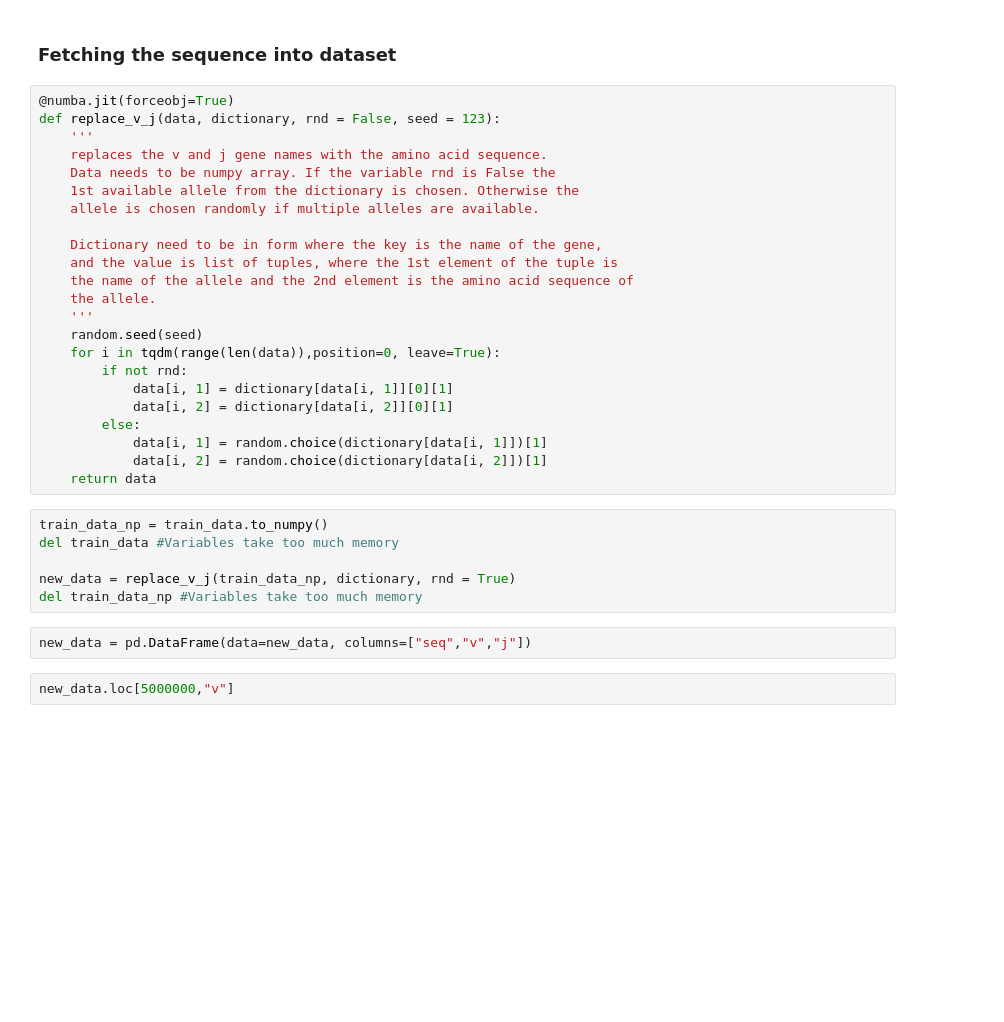
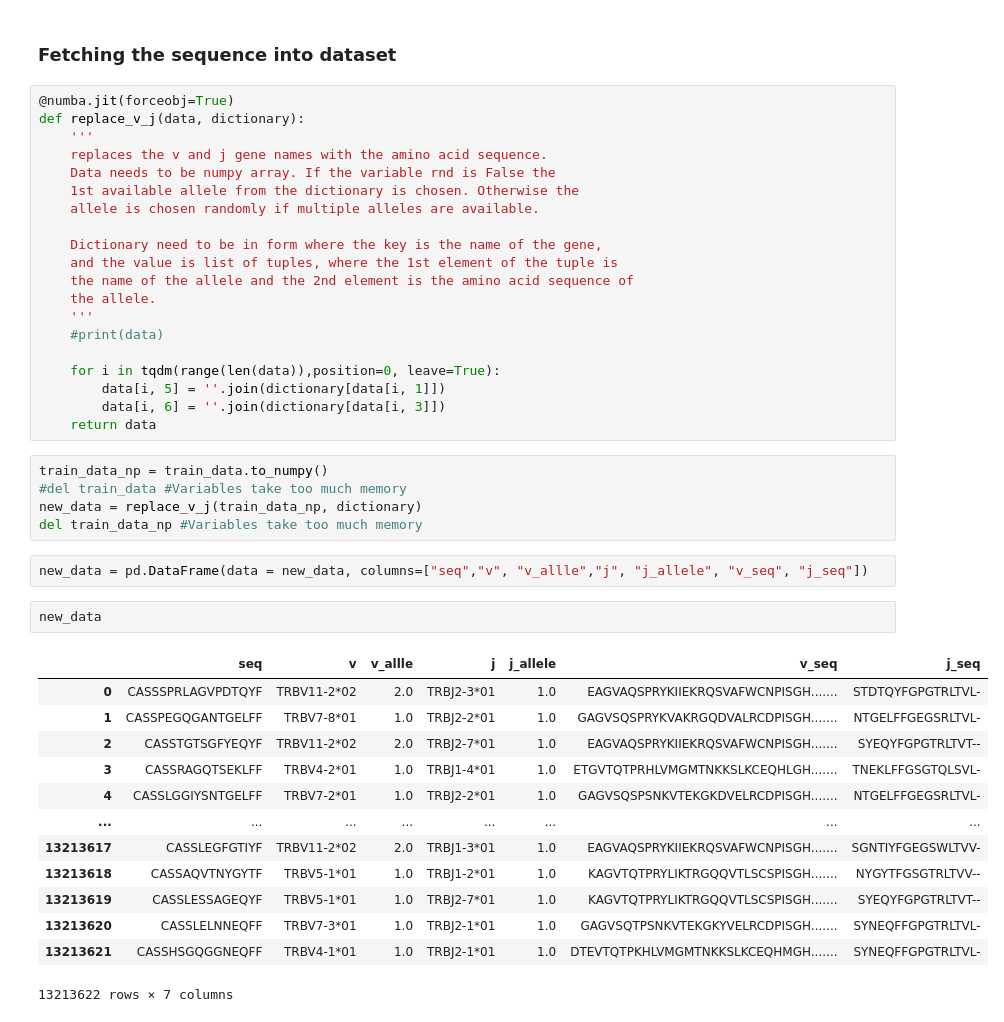
Before and after one commit to anttitapsa/TCR_transformer, a Jupyter notebook: scripts/data_preprocessing.ipynb, the cells around one changed output. Drawn from its saved outputs; the diff is of its cells as text; blank space fills up the shorter version.

```diff
--- a/scripts/data_preprocessing.ipynb
+++ b/scripts/data_preprocessing.ipynb
@@ -156,35 +148,45 @@ for indx, row in trbvs_df.iterrows():
 # %% [markdown]
 ### Fetching the sequence into dataset
-# %%
-@numba.jit(forceobj=True)
-def replace_v_j(data, dictionary, rnd = False, seed = 123):
-    '''
-    replaces the v and j gene names with the amino acid sequence.
-    Data needs to be numpy array. If the variable rnd is False the
-    1st available allele from the dictionary is chosen. Otherwise the
-    allele is chosen randomly if multiple alleles are available.
-
-    Dictionary need to be in form where the key is the name of the gene,
-    and the value is list of tuples, where the 1st element of the tuple is
-    the name of the allele and the 2nd element is the amino acid sequence of
-    the allele.
-    '''
-    random.seed(seed)
-    for i in tqdm(range(len(data)),position=0, leave=True):
-        if not rnd:
-            data[i, 1] = dictionary[data[i, 1]][0][1]
-            data[i, 2] = dictionary[data[i, 2]][0][1]
-        else:
-            data[i, 1] = random.choice(dictionary[data[i, 1]])[1]
-            data[i, 2] = random.choice(dictionary[data[i, 2]])[1]
-    return data
+# %%
+@numba.jit(forceobj=True)
+def replace_v_j(data, dictionary):
+    '''
+    replaces the v and j gene names with the amino acid sequence.
+    Data needs to be numpy array. If the variable rnd is False the
+    1st available allele from the dictionary is chosen. Otherwise the
+    allele is chosen randomly if multiple alleles are available.
+
+    Dictionary need to be in form where the key is the name of the gene,
+    and the value is list of tuples, where the 1st element of the tuple is
+    the name of the allele and the 2nd element is the amino acid sequence of
+    the allele.
+    '''
+    #print(data)
+
+    for i in tqdm(range(len(data)),position=0, leave=True):
+        data[i, 5] = ''.join(dictionary[data[i, 1]])
+        data[i, 6] = ''.join(dictionary[data[i, 3]])
+    return data
 # %%
 train_data_np = train_data.to_numpy()
-del train_data #Variables take too much memory
-
-new_data = replace_v_j(train_data_np, dictionary, rnd = True)
+#del train_data #Variables take too much memory
+new_data = replace_v_j(train_data_np, dictionary)
 del train_data_np #Variables take too much memory
-# %%
-new_data = pd.DataFrame(data=new_data, columns=["seq","v","j"])
 # %%
-new_data.loc[5000000,"v"]
+new_data = pd.DataFrame(data = new_data, columns=["seq","v", "v_allle","j", "j_allele", "v_seq", "j_seq"])
+# %%
+new_data
+# %% [output]
+|  | seq | v | v_allle | j | j_allele | v_seq | j_seq |
+| 0 | CASSSPRLAGVPDTQYF | TRBV11-2*02 | 2.0 | TRBJ2-3*01 | 1.0 | EAGVAQSPRYKIIEKRQSVAFWCNPISGH....... | STDTQYFGPGTRLTVL- |
+| 1 | CASSPEGQGANTGELFF | TRBV7-8*01 | 1.0 | TRBJ2-2*01 | 1.0 | GAGVSQSPRYKVAKRGQDVALRCDPISGH....... | NTGELFFGEGSRLTVL- |
+| 2 | CASSTGTSGFYEQYF | TRBV11-2*02 | 2.0 | TRBJ2-7*01 | 1.0 | EAGVAQSPRYKIIEKRQSVAFWCNPISGH....... | SYEQYFGPGTRLTVT-- |
+| 3 | CASSRAGQTSEKLFF | TRBV4-2*01 | 1.0 | TRBJ1-4*01 | 1.0 | ETGVTQTPRHLVMGMTNKKSLKCEQHLGH....... | TNEKLFFGSGTQLSVL- |
+| 4 | CASSLGGIYSNTGELFF | TRBV7-2*01 | 1.0 | TRBJ2-2*01 | 1.0 | GAGVSQSPSNKVTEKGKDVELRCDPISGH....... | NTGELFFGEGSRLTVL- |
+| ... | ... | ... | ... | ... | ... | ... | ... |
+| 13213617 | CASSLEGFGTIYF | TRBV11-2*02 | 2.0 | TRBJ1-3*01 | 1.0 | EAGVAQSPRYKIIEKRQSVAFWCNPISGH....... | SGNTIYFGEGSWLTVV- |
+| 13213618 | CASSAQVTNYGYTF | TRBV5-1*01 | 1.0 | TRBJ1-2*01 | 1.0 | KAGVTQTPRYLIKTRGQQVTLSCSPISGH....... | NYGYTFGSGTRLTVV-- |
+| 13213619 | CASSLESSAGEQYF | TRBV5-1*01 | 1.0 | TRBJ2-7*01 | 1.0 | KAGVTQTPRYLIKTRGQQVTLSCSPISGH....... | SYEQYFGPGTRLTVT-- |
+| 13213620 | CASSLELNNEQFF | TRBV7-3*01 | 1.0 | TRBJ2-1*01 | 1.0 | GAGVSQTPSNKVTEKGKYVELRCDPISGH....... | SYNEQFFGPGTRLTVL- |
+| 13213621 | CASSHSGQGGNEQFF | TRBV4-1*01 | 1.0 | TRBJ2-1*01 | 1.0 | DTEVTQTPKHLVMGMTNKKSLKCEQHMGH....... | SYNEQFFGPGTRLTVL- |
+13213622 rows × 7 columns
```
Also changed, not shown: parts of 22 cells of this notebook, 3 other files.
